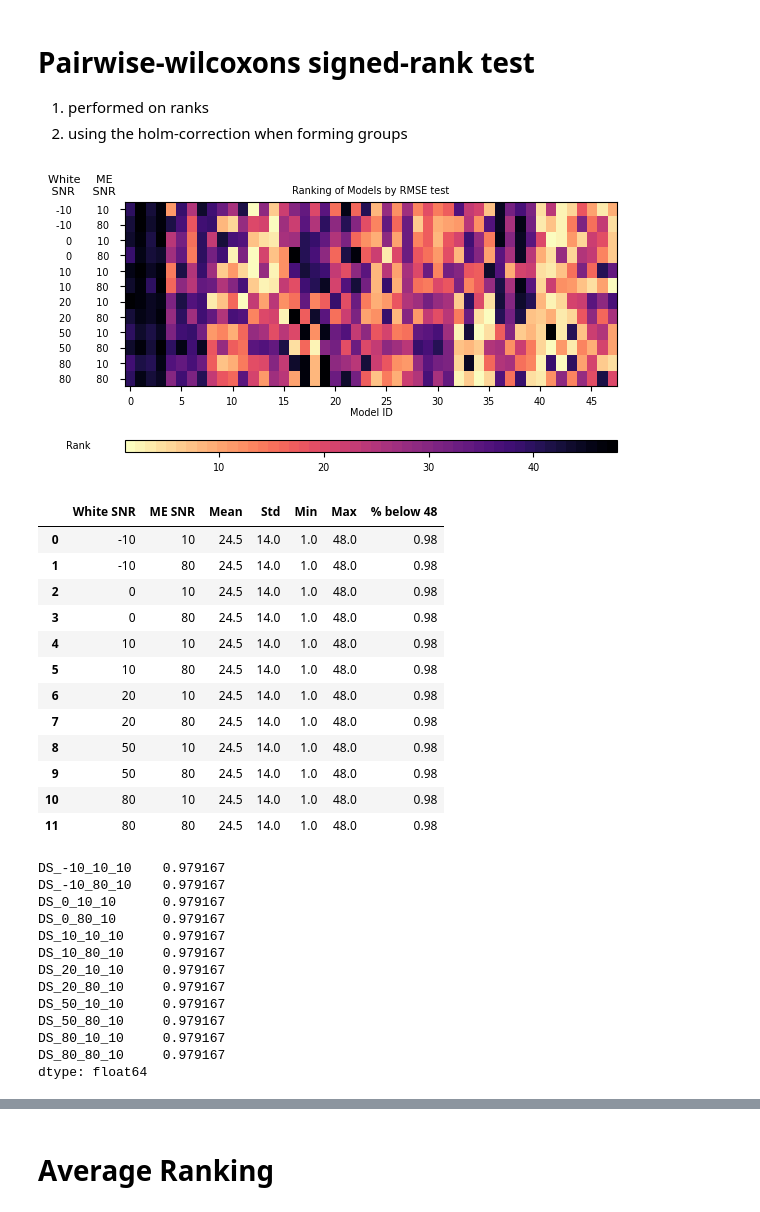
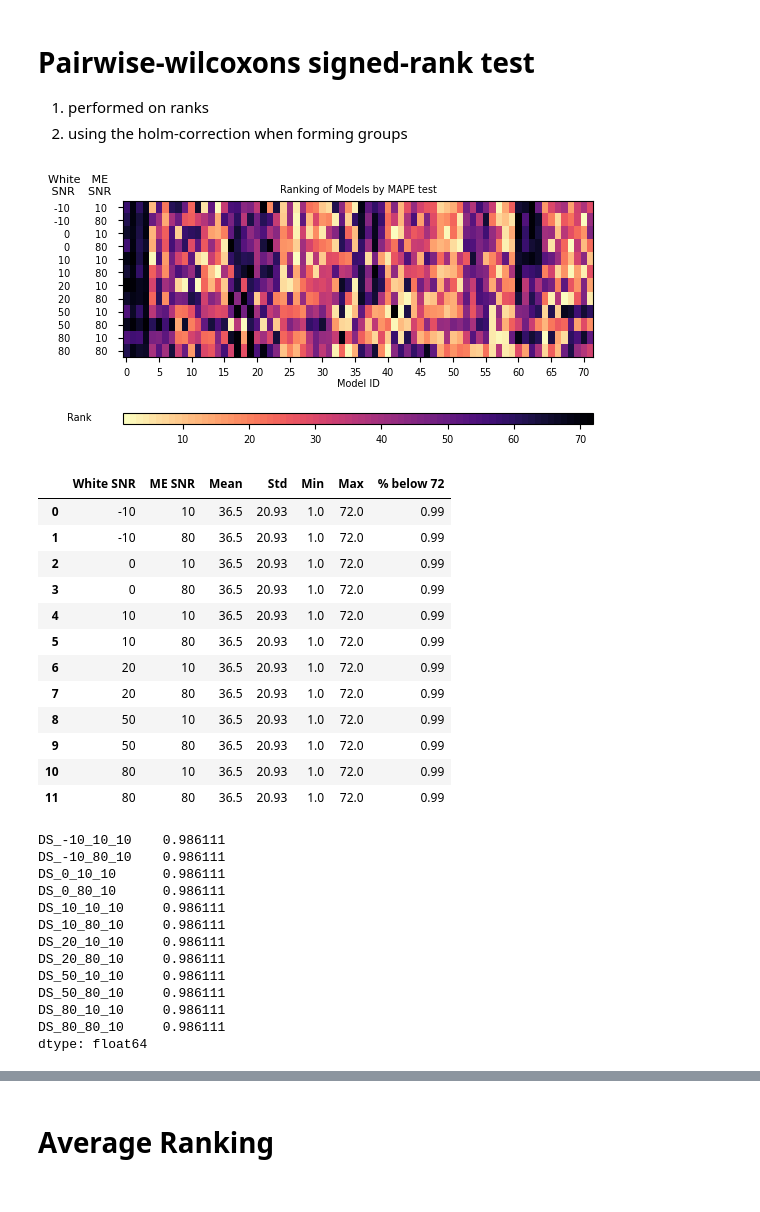
Before and after one commit to Whitesheep18/retinal-ecap-detection, a Jupyter notebook: results/tuning_results.ipynb, the cells around one changed output, grey strips where cells are left out. Drawn from its saved outputs; the diff is of its cells as text; code cells hidden in the pictures.

Commit message:
removed duplicates from tuning and added inceptiontimee II

```diff
--- a/results/tuning_results.ipynb
+++ b/results/tuning_results.ipynb
@@ -8,7 +8,8 @@ from src.utils import switch_quotes, save_figure
 # Read data
 # %%
 colors = ["#1f77b4", "#ff7f0e", "#2ca02c","#d62728", "#9467bd"]
-data = pd.read_csv("tuning_r1.csv")
+data = pd.read_csv("tuning_r1.csv").drop_duplicates()
+print(len(data))
 
 
 data['params'] = data['params'].apply(lambda x: json.loads(switch_quotes(x)))
@@ -18,10 +21,10 @@ data = pd.concat([data.drop(['params'], axis=1), data['params'].apply(pd.Series)
 # %% [markdown]
 # Models
 # %%
-rank_by = 'RMSE test'
+rank_by = 'MAPE test'
 
-param_titles = {'min_epochs': 'Minimum number of epochs before early stopping', 'learning_rate': 'Learning rate AdamW',
-                'dropout': 'Dropout', 'l2_penalty': 'L2 penalty', 'init_stride': 'Initial CNN', 'depth': 'Depth'}
+param_titles = {'depth': 'Depth', 'min_epochs': 'Minimum number of epochs before early stopping', 'learning_rate': 'Learning rate AdamW',
+                'dropout': 'Dropout', 'l2_penalty': 'L2 penalty', 'init_stride': 'Initial CNN'}
 
 order_by = list(param_titles.keys())
 
@@ -156,9 +173,9 @@ else:
 limits = {'Rank': num_models, 'MAPE test': 1, 'RMSE test': 8.37, 'R2 test': 0}
 limit = limits[color_by]
 if color_by != 'R2 test':
-    im = plt.imshow(performance_data.T, cmap=cmap, aspect=1.5, vmax=limit)
+    im = plt.imshow(performance_data.T, cmap=cmap, aspect=2, vmax=limit)
 else:
-    im = plt.imshow(performance_data.T, cmap=cmap, aspect=1.5, vmin=limit)
+    im = plt.imshow(performance_data.T, cmap=cmap, aspect=2, vmin=limit)
 
 cbar = plt.colorbar(orientation='horizontal', aspect=40)
 cbar.set_label(loc='left', label=color_by)
@@ -168,67 +185,69 @@ if color_by != 'R2 test':
     cbar.ax.invert_yaxis()
 
 plt.title(f'Ranking of Models by {rank_by}')
-plt.text(-8, -1, f'White \n SNR', fontsize=8)
-plt.text(-4, -1, f'  ME\n SNR', fontsize=8)
+plt.text(-12, -1, f'White \n SNR', fontsize=8)
+plt.text(-7, -1, f'   ME\n  SNR', fontsize=8)
 plt.yticks(range(len(performance_data.columns)), [f"{x.split('_')[1]}        {x.split('_')[2]}  " for x in performance_data.columns])
-plt.xticks(np.arange(0, 47, 5), np.arange(0, 47, 5))
+plt.xticks(np.arange(0, num_models, 5), np.arange(0, num_models, 5))
 plt.xlabel('Model ID')
 plt.tight_layout()
 plt.gcf().set_size_inches(5.5, 4)
-plt.savefig(f'figures/tune_ranking_{rank_by.replace(" ", "_")}.pdf', bbox_inches='tight')
+if color_by == 'Rank':
+    plt.savefig(f'figures/tune_ranking_{rank_by.replace(" ", "_")}.pdf', bbox_inches='tight')
 plt.show()
 
 performance_data = pd.concat((performance_data,
                               grp_sorted.reset_index()[order_by]),
                               axis=1)
 
 stats = performance_data[datasets].describe().loc[['mean', 'std', 'min', 'max']]
 def f(x, metric):
     if metric == 'R2 test':
         return (x > limits[metric]).mean()
     return (x < limits[metric]).mean()
 
 stats.loc[f'% {"below" if color_by!="R2 test" else "above"} {limit}'] = performance_data[datasets].apply(lambda x: f(x, color_by))
 stats = stats.T.reset_index().rename(columns={'index': 'Dataset'})
 stats['White SNR'] = stats['Dataset'].apply(lambda x: x.split('_')[1])
 stats['ME SNR'] = stats['Dataset'].apply(lambda x: x.split('_')[2])
 stats.drop('Dataset', axis=1, inplace=True)
 stats = stats.round(2)
 # reorder so that the last two columns is first
 stats = stats[['White SNR', 'ME SNR', 'mean', 'std', 'min', 'max', f'% {"below" if color_by!="R2 test" else "above"} {limit}']]
 stats = stats.rename(columns={'mean': 'Mean', 'std': 'Std', 'min': 'Min', 'max': 'Max'})
-stats.to_csv(f"tables/statistics_{color_by}_.csv", index=False)
+if color_by != 'Rank':
+    stats.to_csv(f"tables/statistics_{color_by}_.csv", index=False)
 stats
 # %% [output]
-[figure, old version]
+[figure, new version]
-|  | White SNR | ME SNR | Mean | Std | Min | Max | % below 48 |
-| 0 | -10 | 10 | 24.5 | 14.0 | 1.0 | 48.0 | 0.98 |
-| 1 | -10 | 80 | 24.5 | 14.0 | 1.0 | 48.0 | 0.98 |
-| 2 | 0 | 10 | 24.5 | 14.0 | 1.0 | 48.0 | 0.98 |
-| 3 | 0 | 80 | 24.5 | 14.0 | 1.0 | 48.0 | 0.98 |
-| 4 | 10 | 10 | 24.5 | 14.0 | 1.0 | 48.0 | 0.98 |
-| 5 | 10 | 80 | 24.5 | 14.0 | 1.0 | 48.0 | 0.98 |
-| 6 | 20 | 10 | 24.5 | 14.0 | 1.0 | 48.0 | 0.98 |
-| 7 | 20 | 80 | 24.5 | 14.0 | 1.0 | 48.0 | 0.98 |
-| 8 | 50 | 10 | 24.5 | 14.0 | 1.0 | 48.0 | 0.98 |
-| 9 | 50 | 80 | 24.5 | 14.0 | 1.0 | 48.0 | 0.98 |
-| 10 | 80 | 10 | 24.5 | 14.0 | 1.0 | 48.0 | 0.98 |
-| 11 | 80 | 80 | 24.5 | 14.0 | 1.0 | 48.0 | 0.98 |
+|  | White SNR | ME SNR | Mean | Std | Min | Max | % below 72 |
+| 0 | -10 | 10 | 36.5 | 20.93 | 1.0 | 72.0 | 0.99 |
+| 1 | -10 | 80 | 36.5 | 20.93 | 1.0 | 72.0 | 0.99 |
+| 2 | 0 | 10 | 36.5 | 20.93 | 1.0 | 72.0 | 0.99 |
+| 3 | 0 | 80 | 36.5 | 20.93 | 1.0 | 72.0 | 0.99 |
+| 4 | 10 | 10 | 36.5 | 20.93 | 1.0 | 72.0 | 0.99 |
+| 5 | 10 | 80 | 36.5 | 20.93 | 1.0 | 72.0 | 0.99 |
+| 6 | 20 | 10 | 36.5 | 20.93 | 1.0 | 72.0 | 0.99 |
+| 7 | 20 | 80 | 36.5 | 20.93 | 1.0 | 72.0 | 0.99 |
+| 8 | 50 | 10 | 36.5 | 20.93 | 1.0 | 72.0 | 0.99 |
+| 9 | 50 | 80 | 36.5 | 20.93 | 1.0 | 72.0 | 0.99 |
+| 10 | 80 | 10 | 36.5 | 20.93 | 1.0 | 72.0 | 0.99 |
+| 11 | 80 | 80 | 36.5 | 20.93 | 1.0 | 72.0 | 0.99 |
 # %%
 # which dataset makes the cut?
 # number of models below/above limit for each dataset
 (performance_data[datasets] < limit).mean()
 # %% [output]
-DS_-10_10_10    0.979167
-DS_-10_80_10    0.979167
-DS_0_10_10      0.979167
-DS_0_80_10      0.979167
-DS_10_10_10     0.979167
-DS_10_80_10     0.979167
-DS_20_10_10     0.979167
-DS_20_80_10     0.979167
-DS_50_10_10     0.979167
-DS_50_80_10     0.979167
-DS_80_10_10     0.979167
-DS_80_80_10     0.979167
+DS_-10_10_10    0.986111
+DS_-10_80_10    0.986111
+DS_0_10_10      0.986111
+DS_0_80_10      0.986111
+DS_10_10_10     0.986111
+DS_10_80_10     0.986111
+DS_20_10_10     0.986111
+DS_20_80_10     0.986111
+DS_50_10_10     0.986111
+DS_50_80_10     0.986111
+DS_80_10_10     0.986111
+DS_80_80_10     0.986111
 dtype: float64
```
Also changed, not shown: parts of 16 cells of this notebook, 4 other files.
